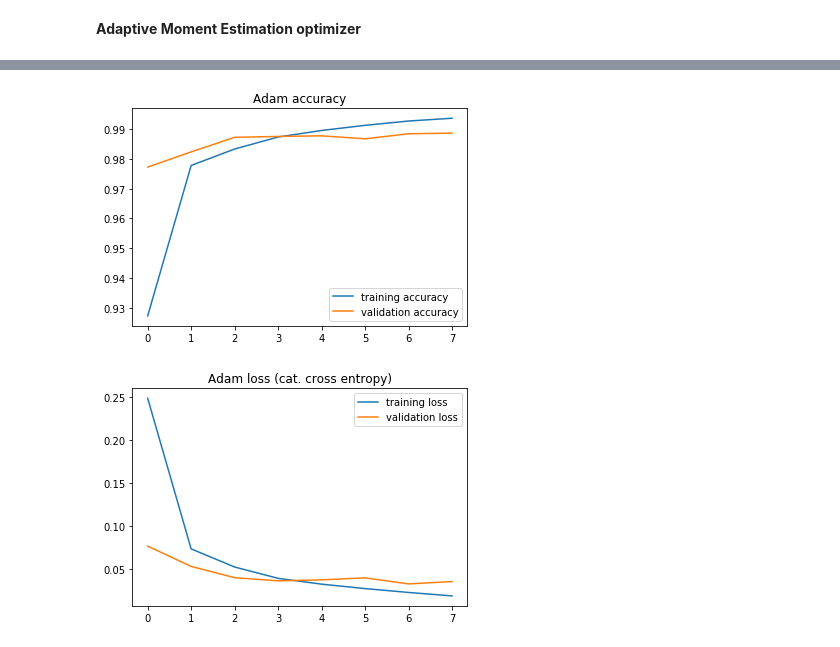
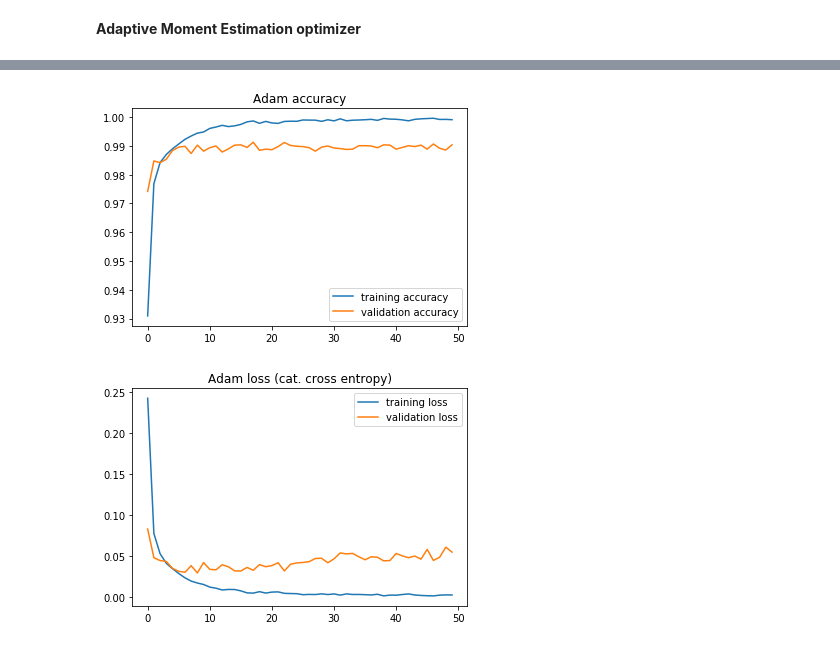
Before and after one commit to telecombcn-dl/2018-idl-projects, a Jupyter notebook: team_05/optimizer_team_05.ipynb, the cells around one changed output, grey strips where cells are left out. Cells and saved outputs as stored; diff of their text form; code cells hidden in the pictures.

```diff
--- a/team_05/optimizer_team_05.ipynb
+++ b/team_05/optimizer_team_05.ipynb
@@ -40,5 +40,5 @@ In the following sections we define some function to simplify the implementation
 # %%
-def optimizerPlot(data,labels,title):
+def optimizer_plot(data,labels,title):
     plt.plot(data[0], label=labels[0])
     plt.plot(data[1], label=labels[1])
     plt.legend()
@@ -46,7 +46,7 @@ def optimizerPlot(data,labels,title):
     plt.show()
     return
 # %%
-def modelFactory():
+def model_factory():
     model = Sequential()
     model.add(Conv2D(32, (5, 5), input_shape=(28, 28, 1), activation='relu'))
     model.add(MaxPooling2D(pool_size=(2, 2)))
@@ -56,10 +56,10 @@ def modelFactory():
     model.add(Dense(num_classes, activation='softmax'))
     return model
 # %%
-def optimizerStudy(optimizer):
-    model = modelFactory()
+def optimizer_study(optimizer):
+    model = model_factory()
     model.compile(loss='categorical_crossentropy', optimizer=optimizer, metrics=['accuracy'])
-    history = model.fit(X_train, y_train, validation_data=(X_test, y_test), epochs=8, batch_size=200, verbose=0)
+    history = model.fit(X_train, y_train, validation_data=(X_test, y_test), epochs=50, batch_size=200, verbose=0)
     data = [[history.history['acc'],history.history['val_acc']], [history.history['loss'],history.history['val_loss']]]
     labels = [['training accuracy','validation accuracy'],['training loss','validation loss']]
     titles = [optimizer.title()+' accuracy',optimizer.title()+' loss (cat. cross entropy)']
@@ -69,6 +69,7 @@ The next two steps use a simple loop to generate all the models and display the
 # %%
 optimizers = ['sgd','rmsprop','adadelta','adam']
 # %%
-studyData = {}
+study_data = {}
 for i in optimizers:
-    studyData[i] = optimizerStudy(i)
+    study_data[i] = optimizer_study(i)
+    print(i.title()+' trained!')
@@ -147,6 +137,6 @@ Using the Adam algorithm, we can see that we get the optimum value faster than w
 # %%
-optimizerPlot(studyData['adam']['data'][0],studyData['adam']['labels'][0],studyData['adam']['titles'][0])
-optimizerPlot(studyData['adam']['data'][1],studyData['adam']['labels'][1],studyData['adam']['titles'][1])
+optimizer_plot(study_data['adam']['data'][0],study_data['adam']['labels'][0],study_data['adam']['titles'][0])
+optimizer_plot(study_data['adam']['data'][1],study_data['adam']['labels'][1],study_data['adam']['titles'][1])
 # %% [output]
-[figure, old version]
+[figure, new version]
-[figure, old version]
+[figure, new version]
```
Also changed, not shown: parts of 15 cells of this notebook.
